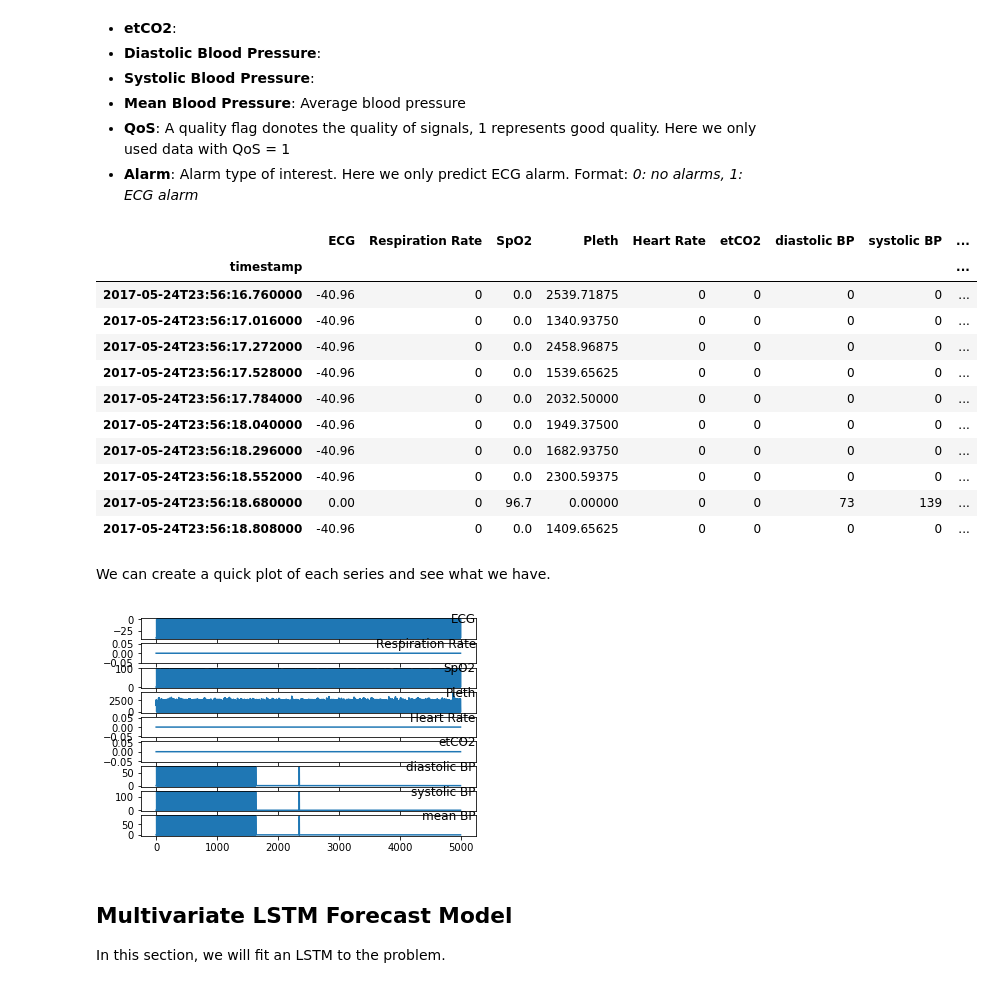
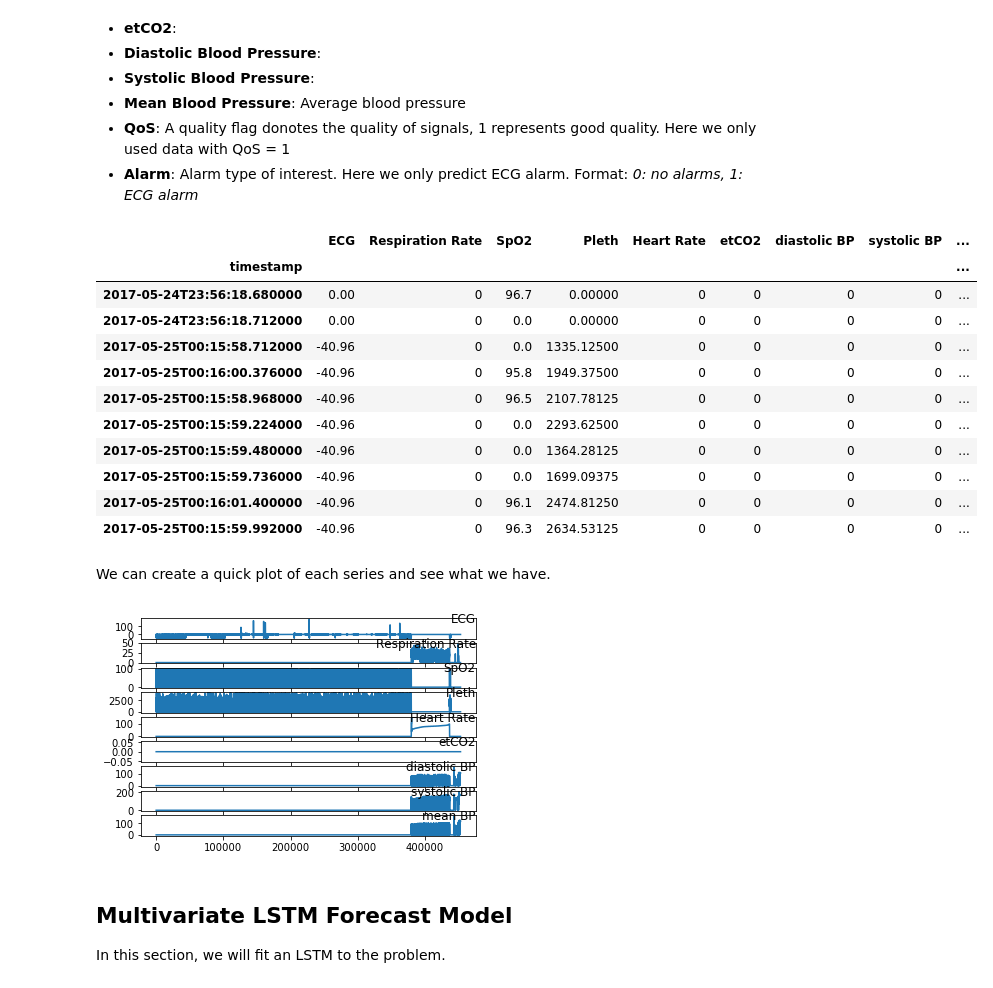
Before and after one commit to abhishekdutta/healthcare-predictive, a Jupyter notebook: notebooks/LSTM Multivariate Forecasting.ipynb, the cells around one changed output. Drawn from its saved outputs; the diff is of its cells as text; code cells hidden in the pictures.

```diff
--- a/notebooks/LSTM Multivariate Forecasting.ipynb
+++ b/notebooks/LSTM Multivariate Forecasting.ipynb
@@ -17,23 +17,23 @@ The data used in this notebook is a preprocessed dataset from 2017-05-25 hospita
 # %%
 from pandas import read_csv
 from matplotlib import pyplot
 
 # load dataset
-dataset = read_csv('../../clean_data/ECG_avg.csv', header=0, index_col=0)
+dataset = read_csv('../../clean_data/Current_Model/ECG_avg.csv', header=0, index_col=0)
 dataset.head(10)
 # %% [output]
 |  | ECG | Respiration Rate | SpO2 | Pleth | Heart Rate | etCO2 | diastolic BP | systolic BP | ... |
 | timestamp |  |  |  |  |  |  |  |  | ... |
-| 2017-05-24T23:56:16.760000 | -40.96 | 0 | 0.0 | 2539.71875 | 0 | 0 | 0 | 0 | ... |
-| 2017-05-24T23:56:17.016000 | -40.96 | 0 | 0.0 | 1340.93750 | 0 | 0 | 0 | 0 | ... |
-| 2017-05-24T23:56:17.272000 | -40.96 | 0 | 0.0 | 2458.96875 | 0 | 0 | 0 | 0 | ... |
-| 2017-05-24T23:56:17.528000 | -40.96 | 0 | 0.0 | 1539.65625 | 0 | 0 | 0 | 0 | ... |
-| 2017-05-24T23:56:17.784000 | -40.96 | 0 | 0.0 | 2032.50000 | 0 | 0 | 0 | 0 | ... |
-| 2017-05-24T23:56:18.040000 | -40.96 | 0 | 0.0 | 1949.37500 | 0 | 0 | 0 | 0 | ... |
-| 2017-05-24T23:56:18.296000 | -40.96 | 0 | 0.0 | 1682.93750 | 0 | 0 | 0 | 0 | ... |
-| 2017-05-24T23:56:18.552000 | -40.96 | 0 | 0.0 | 2300.59375 | 0 | 0 | 0 | 0 | ... |
-| 2017-05-24T23:56:18.680000 | 0.00 | 0 | 96.7 | 0.00000 | 0 | 0 | 73 | 139 | ... |
-| 2017-05-24T23:56:18.808000 | -40.96 | 0 | 0.0 | 1409.65625 | 0 | 0 | 0 | 0 | ... |
+| 2017-05-24T23:56:18.680000 | 0.00 | 0 | 96.7 | 0.00000 | 0 | 0 | 0 | 0 | ... |
+| 2017-05-24T23:56:18.712000 | 0.00 | 0 | 0.0 | 0.00000 | 0 | 0 | 0 | 0 | ... |
+| 2017-05-25T00:15:58.712000 | -40.96 | 0 | 0.0 | 1335.12500 | 0 | 0 | 0 | 0 | ... |
+| 2017-05-25T00:16:00.376000 | -40.96 | 0 | 95.8 | 1949.37500 | 0 | 0 | 0 | 0 | ... |
+| 2017-05-25T00:15:58.968000 | -40.96 | 0 | 96.5 | 2107.78125 | 0 | 0 | 0 | 0 | ... |
+| 2017-05-25T00:15:59.224000 | -40.96 | 0 | 0.0 | 2293.62500 | 0 | 0 | 0 | 0 | ... |
+| 2017-05-25T00:15:59.480000 | -40.96 | 0 | 0.0 | 1364.28125 | 0 | 0 | 0 | 0 | ... |
+| 2017-05-25T00:15:59.736000 | -40.96 | 0 | 0.0 | 1699.09375 | 0 | 0 | 0 | 0 | ... |
+| 2017-05-25T00:16:01.400000 | -40.96 | 0 | 96.1 | 2474.81250 | 0 | 0 | 0 | 0 | ... |
+| 2017-05-25T00:15:59.992000 | -40.96 | 0 | 96.3 | 2634.53125 | 0 | 0 | 0 | 0 | ... |
 # %% [markdown]
 We can create a quick plot of each series and see what we have.
 # %%
@@ -50,7 +50,7 @@ for group in groups:
     i += 1
 pyplot.show()
 # %% [output]
-[figure, old version]
+[figure, new version]
 # %% [markdown]
 ## Multivariate LSTM Forecast Model
 In this section, we will fit an LSTM to the problem.
```
Also changed, not shown: parts of 7 cells of this notebook, 4 other files.
